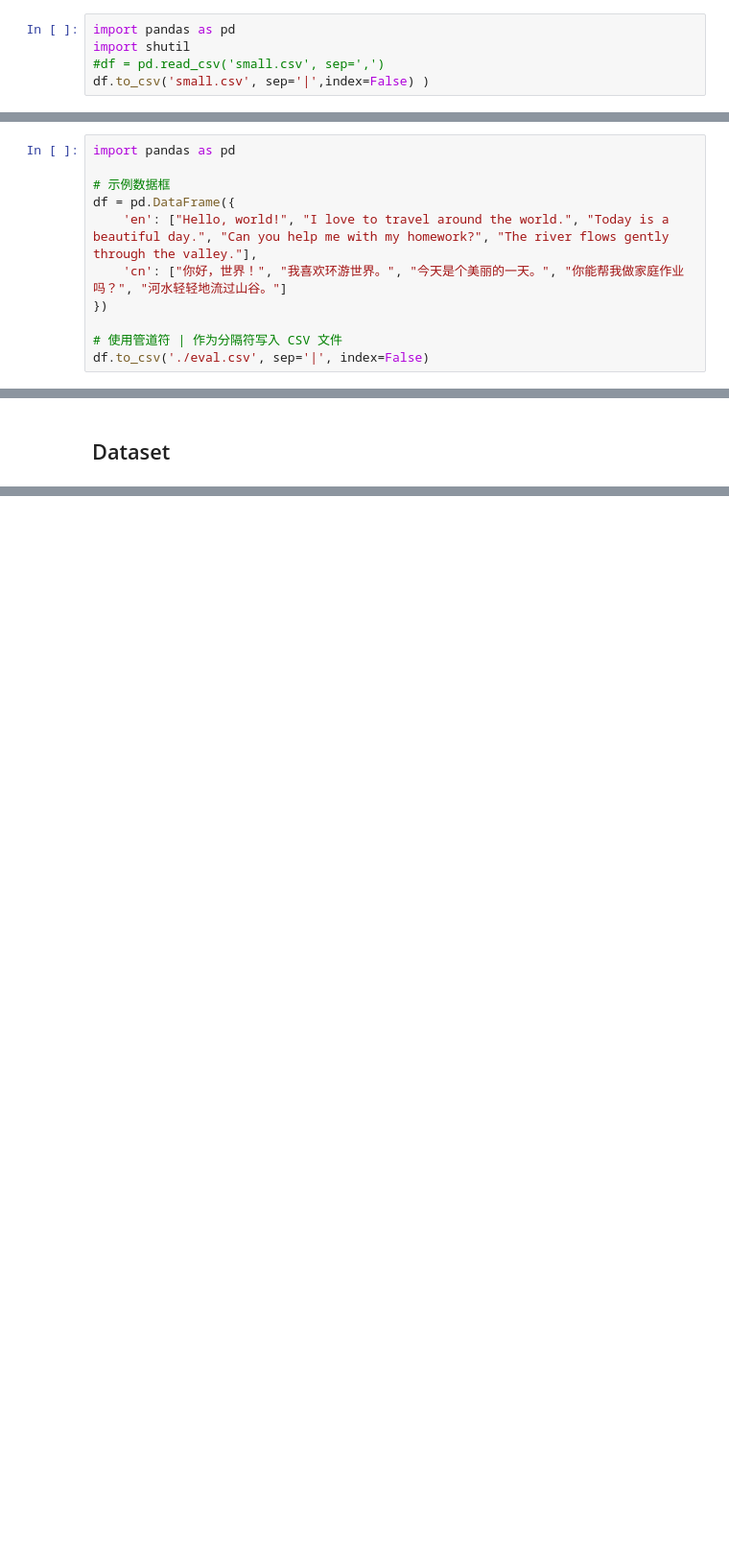
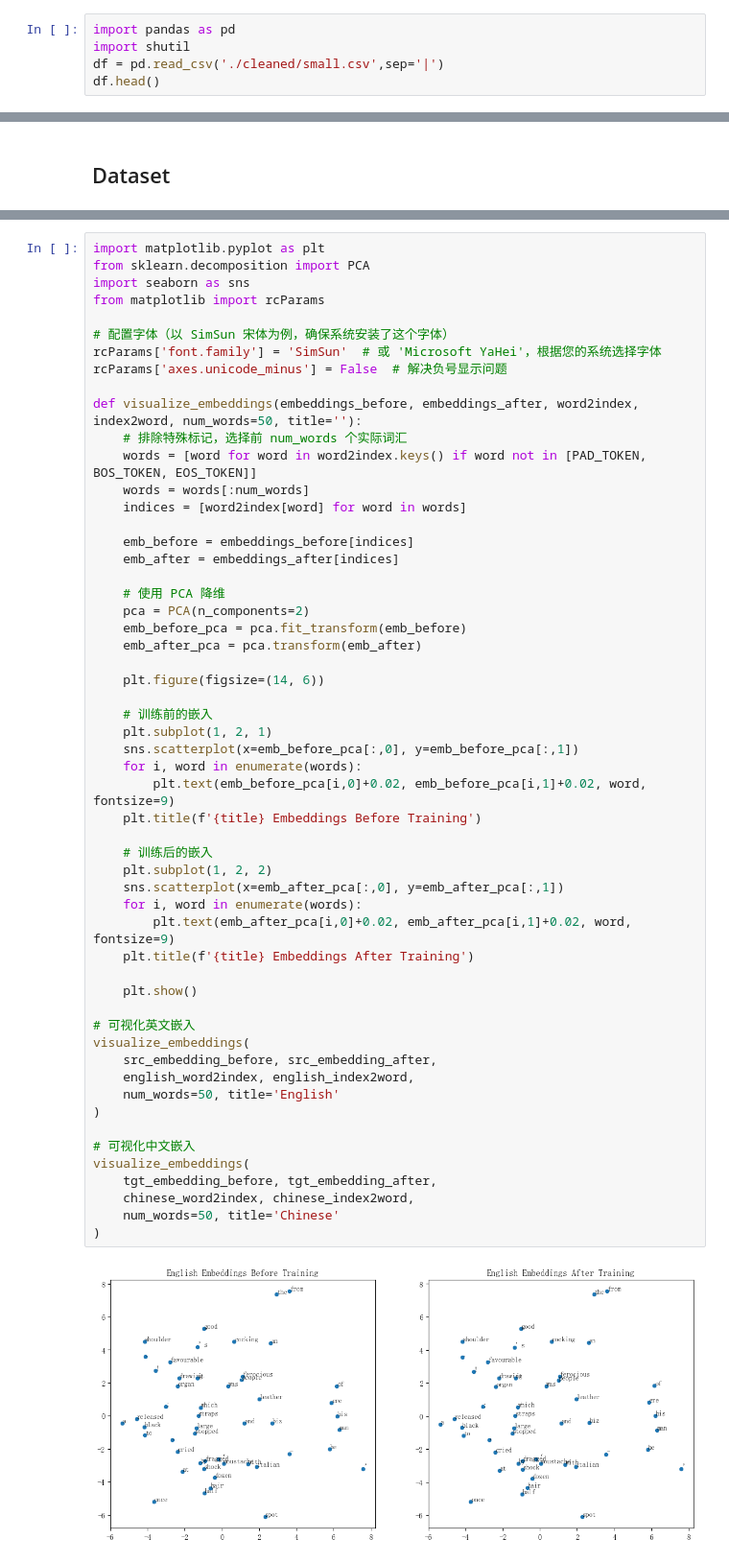
Before and after one commit to Math-X-Science/Works-in-School-Time, a Jupyter notebook: nlp/3.在小样本上的demo.ipynb, the cells around one changed output, grey strips where cells are left out. Shown at 96% size. Cells and saved outputs as stored; diff of their text form; blank space fills up the shorter version.

```diff
--- a/nlp/3.在小样本上的demo.ipynb
+++ b/nlp/3.在小样本上的demo.ipynb
@@ -17,5 +3,5 @@ merge_csv()
 # %%
 import pandas as pd
 import shutil
-#df = pd.read_csv('small.csv', sep=',')
-df.to_csv('small.csv', sep='|',index=False) )
+df = pd.read_csv('./cleaned/small.csv',sep='|')
+df.head()
@@ -43,14 +15,3 @@ print("文件已保存为 'formatted_novel.csv'.")
-# %%
-import pandas as pd
-
-# 示例数据框
-df = pd.DataFrame({
-    'en': ["Hello, world!", "I love to travel around the world.", "Today is a beautiful day.", "Can you help me with my homework?", "The river flows gently through the valley."],
-    'cn': ["你好，世界！", "我喜欢环游世界。", "今天是个美丽的一天。", "你能帮我做家庭作业吗？", "河水轻轻地流过山谷。"]
-})
-
-# 使用管道符 | 作为分隔符写入 CSV 文件
-df.to_csv('./eval.csv', sep='|', index=False)
 # %% [markdown]
 ## 模型和简单的训练一下
 # %% [markdown]
@@ -557,0 +227,57 @@ RuntimeError: The size of tensor a (660) must match the size of tensor b (661) a
+# %%
+import matplotlib.pyplot as plt
+from sklearn.decomposition import PCA
+import seaborn as sns
+from matplotlib import rcParams
+
+# 配置字体（以 SimSun 宋体为例，确保系统安装了这个字体）
+rcParams['font.family'] = 'SimSun'  # 或 'Microsoft YaHei'，根据您的系统选择字体
+rcParams['axes.unicode_minus'] = False  # 解决负号显示问题
+
+def visualize_embeddings(embeddings_before, embeddings_after, word2index, index2word, num_words=50, title=''):
+    # 排除特殊标记，选择前 num_words 个实际词汇
+    words = [word for word in word2index.keys() if word not in [PAD_TOKEN, BOS_TOKEN, EOS_TOKEN]]
+    words = words[:num_words]
+    indices = [word2index[word] for word in words]
+
+    emb_before = embeddings_before[indices]
+    emb_after = embeddings_after[indices]
+
+    # 使用 PCA 降维
+    pca = PCA(n_components=2)
+    emb_before_pca = pca.fit_transform(emb_before)
+    emb_after_pca = pca.transform(emb_after)
+
+    plt.figure(figsize=(14, 6))
+
+    # 训练前的嵌入
+    plt.subplot(1, 2, 1)
+    sns.scatterplot(x=emb_before_pca[:,0], y=emb_before_pca[:,1])
+    for i, word in enumerate(words):
+        plt.text(emb_before_pca[i,0]+0.02, emb_before_pca[i,1]+0.02, word, fontsize=9)
+    plt.title(f'{title} Embeddings Before Training')
+
+    # 训练后的嵌入
+    plt.subplot(1, 2, 2)
+    sns.scatterplot(x=emb_after_pca[:,0], y=emb_after_pca[:,1])
+    for i, word in enumerate(words):
+        plt.text(emb_after_pca[i,0]+0.02, emb_after_pca[i,1]+0.02, word, fontsize=9)
+    plt.title(f'{title} Embeddings After Training')
+
+    plt.show()
+
+# 可视化英文嵌入
+visualize_embeddings(
+    src_embedding_before, src_embedding_after,
+    english_word2index, english_index2word,
+    num_words=50, title='English'
+)
+
+# 可视化中文嵌入
+visualize_embeddings(
+    tgt_embedding_before, tgt_embedding_after,
+    chinese_word2index, chinese_index2word,
+    num_words=50, title='Chinese'
+)
+# %% [output]
+[figure, added]
```
Also changed, not shown: parts of 27 cells of this notebook, 1 other file.
